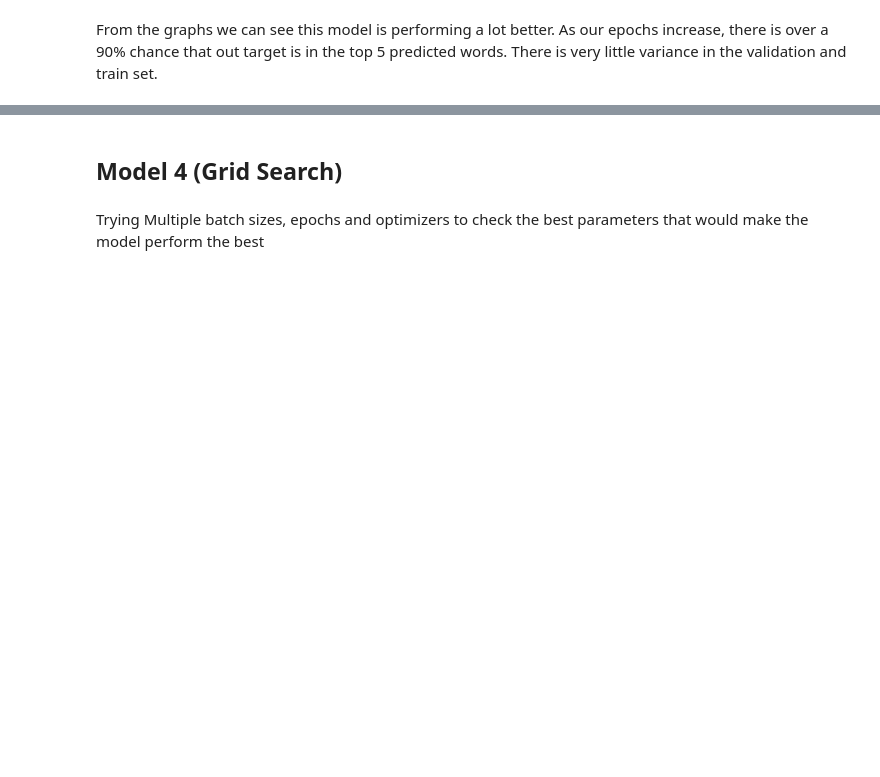
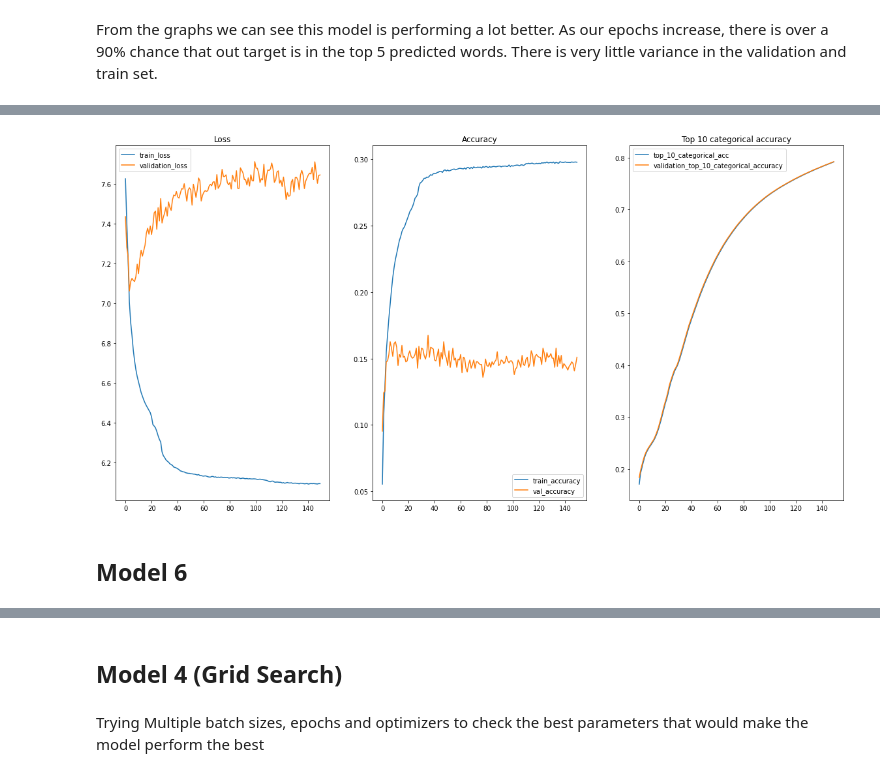
Before and after one commit to VaneezaAhmad/Text-Prediction, a Jupyter notebook: Urdu_predictive_text.ipynb, the cells around one changed output, grey strips where cells are left out. Saved outputs shown, nothing was run; the diff lists cells and outputs as text; code cells hidden in the pictures; blank space fills up the shorter version.

```diff
--- a/Urdu_predictive_text.ipynb
+++ b/Urdu_predictive_text.ipynb
@@ -485,0 +535,23 @@ graph(results3)
+# %%
+model5 = Sequential()
+model5.add(LSTM(512, input_shape=(X.shape[1], X.shape[2]), return_sequences=True))
+model5.add(Dropout(0.2))
+model5.add(LSTM(512))
+model5.add(Dropout(0.3))
+model5.add(Dense(y.shape[1], activation='relu'))
+model5.add(Activation("softmax"))
+print(model5.summary())
+
+# optimizer = RMSprop(learning_rate=0.001)
+
+model5.compile(optimizer="adam", loss="categorical_crossentropy", metrics=["accuracy", tf.keras.metrics.TopKCategoricalAccuracy(k=5)])
+
+early_stop = EarlyStopping(monitor='val_loss', min_delta=1e-1,
+                           verbose=1,
+                           mode='min', patience=5)
+
+
+checkpoint5 = ModelCheckpoint("nextword5.h5", monitor='loss', verbose=1,
+    save_best_only=True, mode='auto')
+
+results5=model5.fit(X,y, epochs=150, batch_size=64, callbacks=[checkpoint5], validation_split=0.05).history
@@ -485,0 +576,6 @@ graph(results3)
+# %%
+graph(results5)
+# %% [output]
+[figure, added]
+# %% [markdown]
+## Model 6
```
Also changed, not shown: parts of 89 cells of this notebook.
